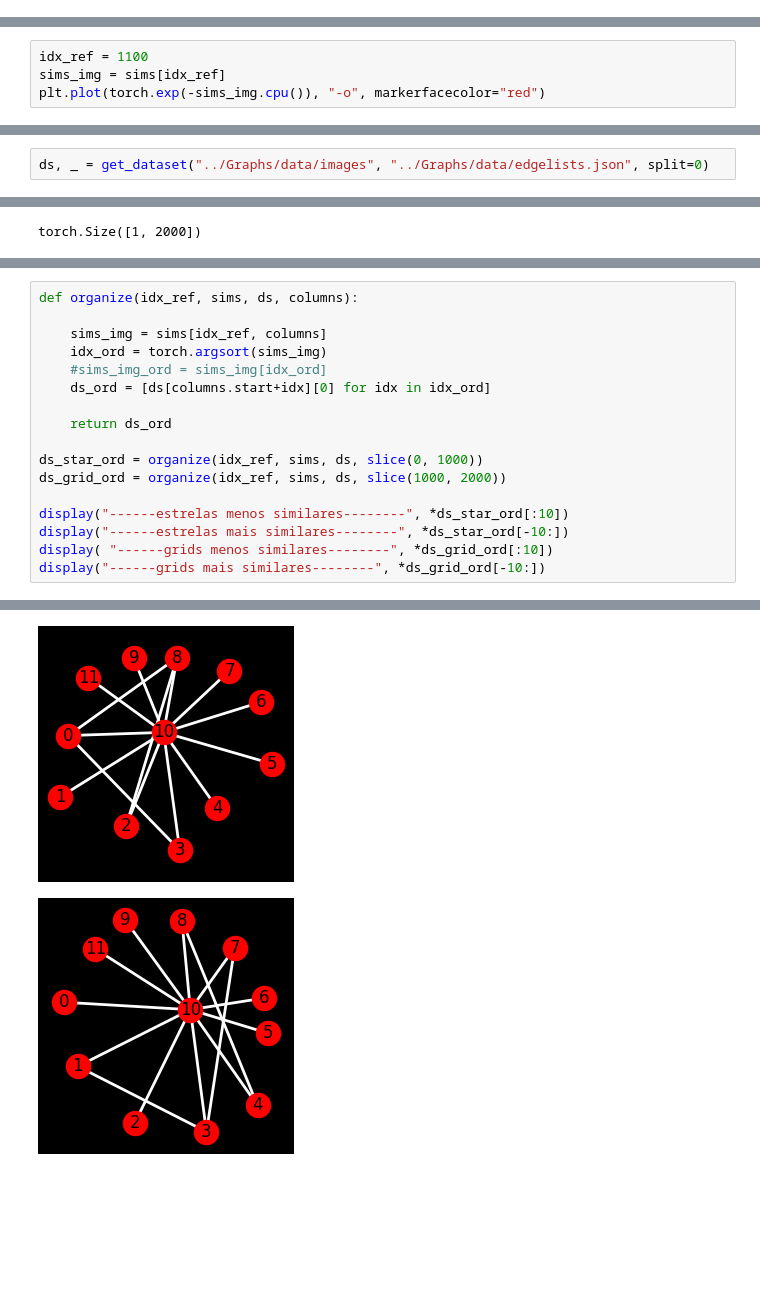
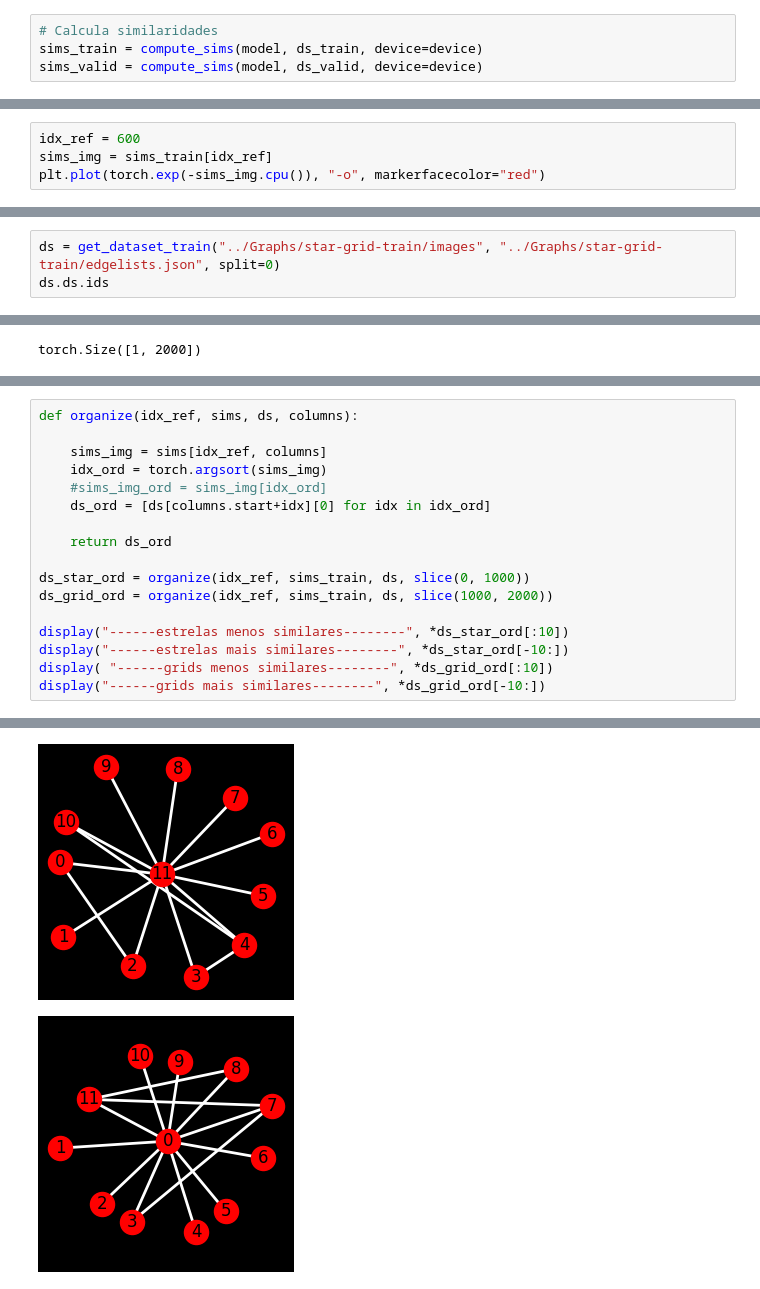
Before and after one commit to Krayth/TCC-graphs-CLIP-test2, a Jupyter notebook: Treinamento.ipynb, the cells around one changed output, grey strips where cells are left out. Cells and saved outputs as stored; diff of their text form; blank space fills up the shorter version.

```diff
--- a/Treinamento.ipynb
+++ b/Treinamento.ipynb
@@ -156,4 +198,8 @@ Silhueta: 0.2415
 len(ds_train)
 # %% [output]
 2000
+# %%
+# Calcula similaridades
+sims_train = compute_sims(model, ds_train, device=device)
+sims_valid = compute_sims(model, ds_valid, device=device)
 # %%
@@ -249,6 +319,6 @@ rand_idx
 # %%
-idx_ref = 1100
-sims_img = sims[idx_ref]
+idx_ref = 600
+sims_img = sims_train[idx_ref]
 plt.plot(torch.exp(-sims_img.cpu()), "-o", markerfacecolor="red")
 # %% [output]
 [<matplotlib.lines.Line2D at 0x...>]
@@ -302,4 +372,5 @@ def sim_img_alltext(model, image, ds, device="cpu"):
 
     return sims
 # %%
-ds, _ = get_dataset("../Graphs/data/images", "../Graphs/data/edgelists.json", split=0)
+ds = get_dataset_train("../Graphs/star-grid-train/images", "../Graphs/star-grid-train/edgelists.json", split=0)
+ds.ds.ids
@@ -351,8 +440,8 @@ def organize(idx_ref, sims, ds, columns):
 
     return ds_ord
 
-ds_star_ord = organize(idx_ref, sims, ds, slice(0, 1000))
-ds_grid_ord = organize(idx_ref, sims, ds, slice(1000, 2000))
+ds_star_ord = organize(idx_ref, sims_train, ds, slice(0, 1000))
+ds_grid_ord = organize(idx_ref, sims_train, ds, slice(1000, 2000))
 
 display("------estrelas menos similares--------", *ds_star_ord[:10])
 display("------estrelas mais similares--------", *ds_star_ord[-10:])
@@ -366,2 +455,2 @@ display("------grids mais similares--------", *ds_grid_ord[-10:])
-[figure, old version]
+[figure, new version]
-[figure, old version]
+[figure, new version]
```
Also changed, not shown: parts of 18 cells of this notebook, 1 other file.
